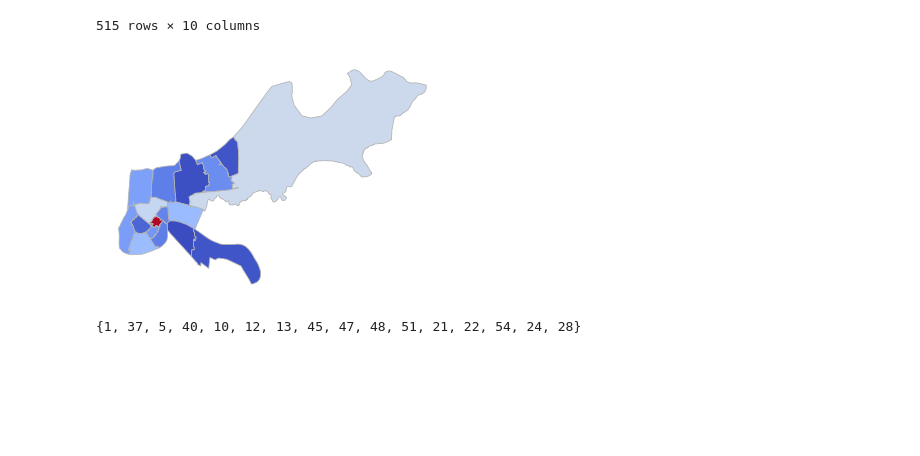
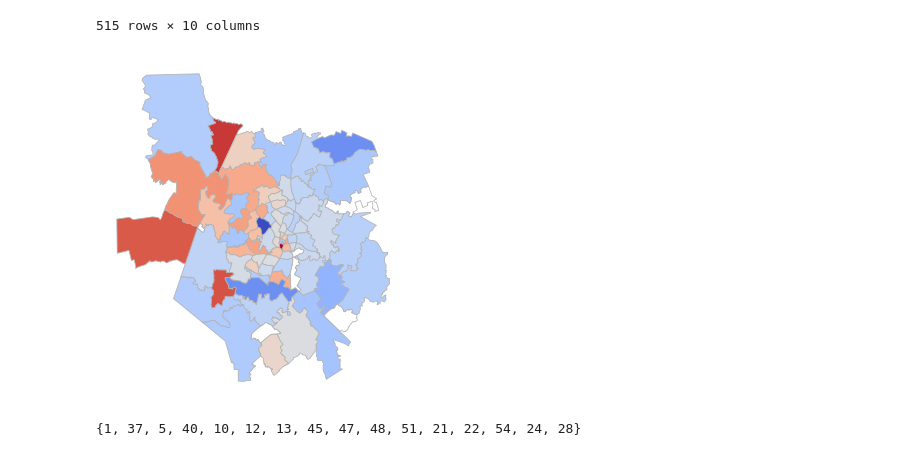
Before and after one commit to deepdaydreams/citadel-datathon-2021, a Jupyter notebook: initial_eda.ipynb, the cells around one changed output. Cells and saved outputs as stored; diff of their text form; code cells hidden in the pictures; blank space fills up the shorter version.

```diff
--- a/initial_eda.ipynb
+++ b/initial_eda.ipynb
@@ -441,29 +442,28 @@ def getMetroIncome(metro, fips):
 # %%
 #Now plot the desired figure
 #print(type(city_zipcodes['zip']))
 score_data['zipcode'] = score_data['zipcode'].astype('float64')
 #print(score_data)
 zip_scores = city_zipcodes.merge(score_data, how='left', left_on='zipcode', right_on='zipcode')
 #zip_scores['gent_perc'] = zip_scores['gentrification_score'].rank(pct=True)
-#city_zipcodes['gentrification_score'] = city_zipcodes['zipcode'].astype('int32').map(lambda code: gentrification_score(code, 22))
-#print(city_zipcodes)
+city_zipcodes['gentrification_score'] = city_zipcodes['zipcode'].astype('int32').map(lambda code: gentrification_score(code, 48))
 
 #then plot graph as shown below
-data = zip_scores
-#data = city_zipcodes
-na = data[pd.isna(data['gentrification_score_y'])]
+#data = zip_scores
+data = city_zipcodes
+na = data[pd.isna(data['gentrification_score'])]
 #data
 fig, ax = plt.subplots(1, figsize=(5,5))
 ax.axis('off')
 na.plot(color='white', linewidth=0.8, ax=ax, edgecolor='0.7')
-data.plot(column='gentrification_score_y', cmap='coolwarm', linewidth=0.8, ax=ax, edgecolor='0.7')
+data.plot(column='gentrification_score', cmap='coolwarm', linewidth=0.8, ax=ax, edgecolor='0.7')
 fig.tight_layout()
-city = 'la'
+city = 'austin'
 feature = 'gent_score'
 fig.savefig(city+'_'+feature+'.png', format='png', dpi=1000)
 plt.show()
 # %% [output]
-[figure, old version]
+[figure, new version]
 # %%
 demo_data['mean_household_income'] = pd.to_numeric(demo_data['mean_household_income'], errors='coerce')
 southern_states = ['MD', 'DE', 'VA', 'WV', 'KY', 'TN', 'NC', 'SC', 'FL', 'GA', 'AL', 'MS', 'LA', 'AR', 'TX', 'OK']
```
Also changed, not shown: parts of 16 cells of this notebook.
